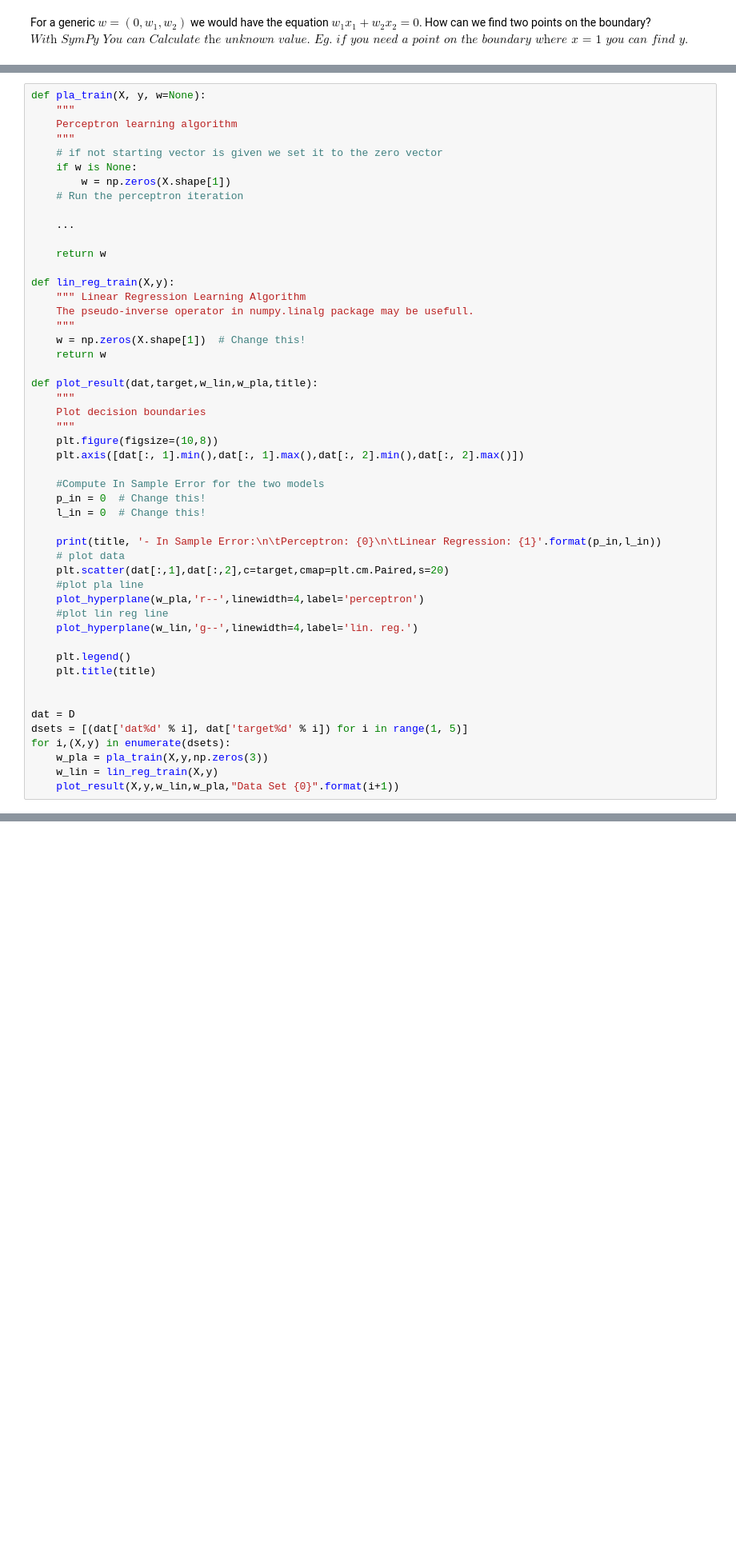
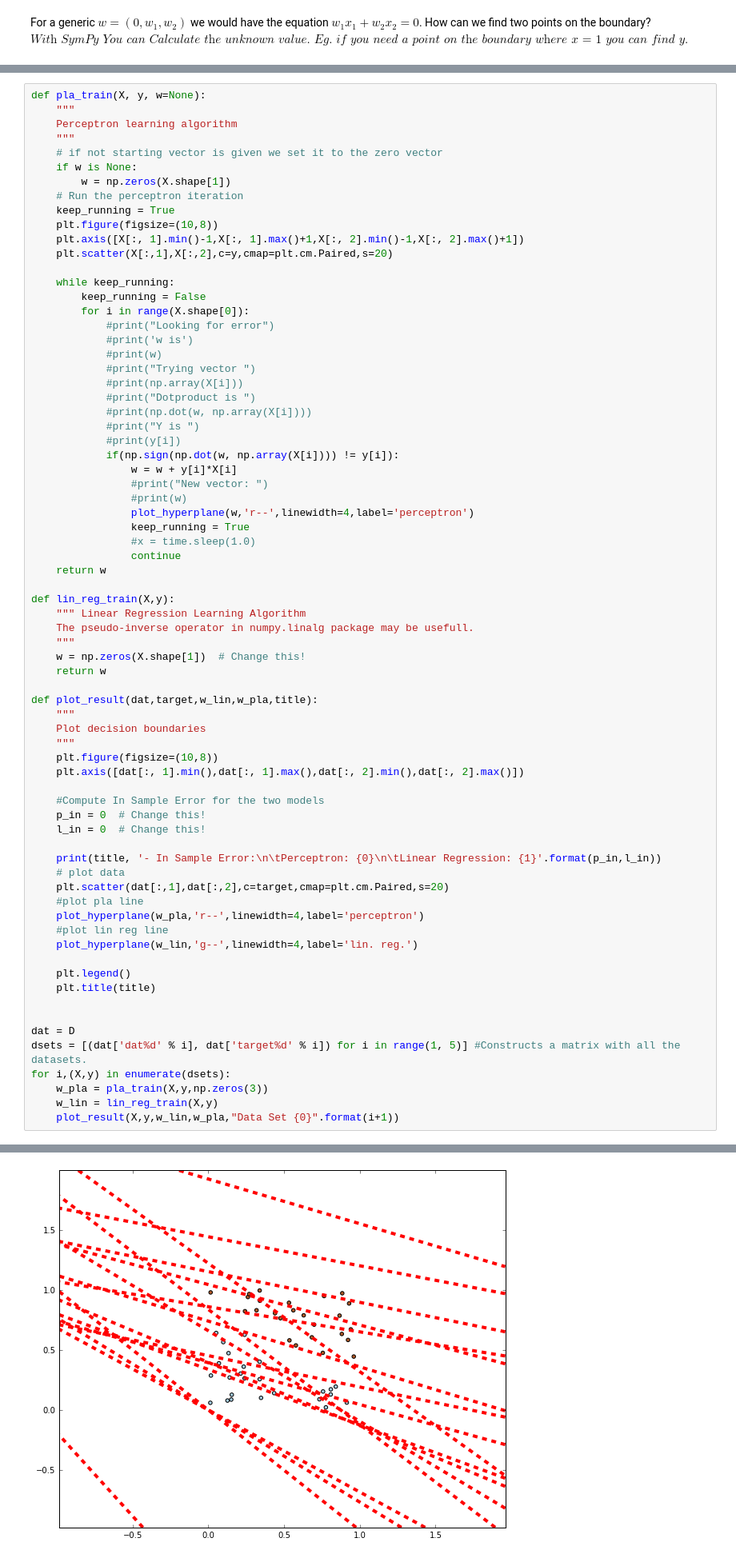
Before and after one commit to JonasSejr/MLAU, a Jupyter notebook: Python/src/Week+1+Programming+Exercise.ipynb, the cells around one changed output, grey strips where cells are left out. Shown: that part at 80% size. Cells and saved outputs as stored; diff of their text form; blank space fills up the shorter version.

Commit message:
perceptron works

```diff
--- a/Python/src/Week+1+Programming+Exercise.ipynb
+++ b/Python/src/Week+1+Programming+Exercise.ipynb
@@ -243,9 +231,31 @@ def pla_train(X, y, w=None):
     if w is None:
         w = np.zeros(X.shape[1])
     # Run the perceptron iteration
+    keep_running = True
+    plt.figure(figsize=(10,8))
+    plt.axis([X[:, 1].min()-1,X[:, 1].max()+1,X[:, 2].min()-1,X[:, 2].max()+1])
+    plt.scatter(X[:,1],X[:,2],c=y,cmap=plt.cm.Paired,s=20)
 
-    ...
-
+    while keep_running:
+        keep_running = False
+        for i in range(X.shape[0]):
+            #print("Looking for error")
+            #print('w is')
+            #print(w)
+            #print("Trying vector ")
+            #print(np.array(X[i]))
+            #print("Dotproduct is ")
+            #print(np.dot(w, np.array(X[i])))
+            #print("Y is ")
+            #print(y[i])
+            if(np.sign(np.dot(w, np.array(X[i]))) != y[i]):
+                w = w + y[i]*X[i]
+                #print("New vector: ")
+                #print(w)
+                plot_hyperplane(w,'r--',linewidth=4,label='perceptron')
+                keep_running = True
+                #x = time.sleep(1.0)
+                continue
     return w
 
 def lin_reg_train(X,y):
@@ -279,8 +289,9 @@ def plot_result(dat,target,w_lin,w_pla,title):
 
 
 dat = D
-dsets = [(dat['dat%d' % i], dat['target%d' % i]) for i in range(1, 5)]
+dsets = [(dat['dat%d' % i], dat['target%d' % i]) for i in range(1, 5)] #Constructs a matrix with all the datasets.
 for i,(X,y) in enumerate(dsets):
     w_pla = pla_train(X,y,np.zeros(3))
     w_lin = lin_reg_train(X,y)
     plot_result(X,y,w_lin,w_pla,"Data Set {0}".format(i+1))
+# %% [output]
@@ -286,0 +302 @@ for i,(X,y) in enumerate(dsets):
+[figure, added]
```
Also changed, not shown: parts of 10 cells of this notebook, 3 other files.
